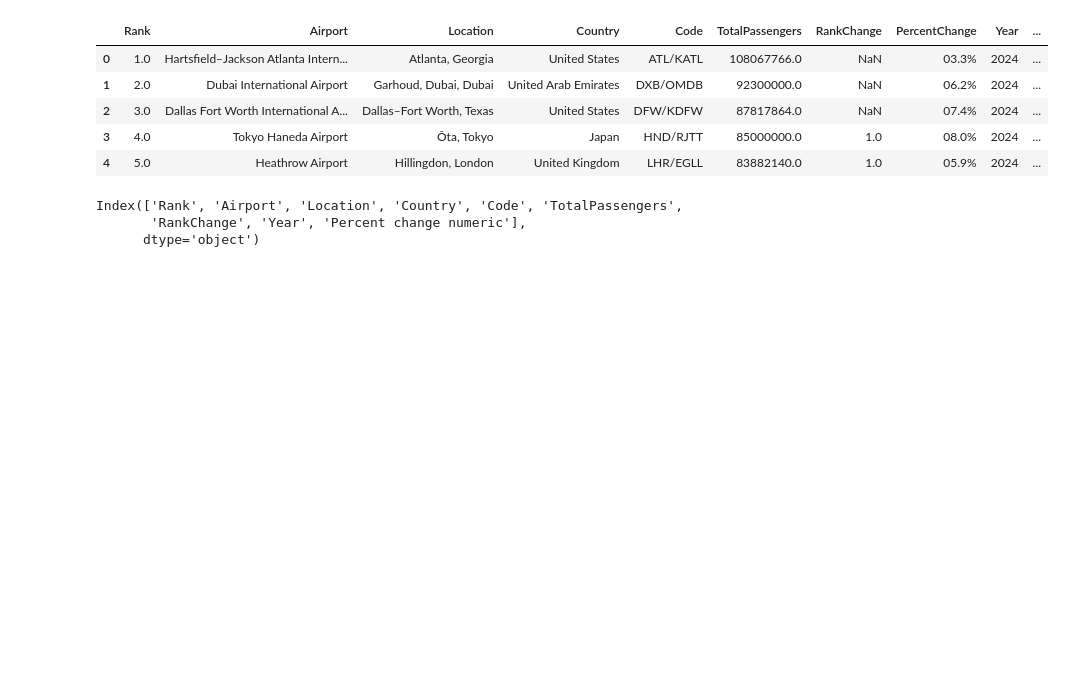
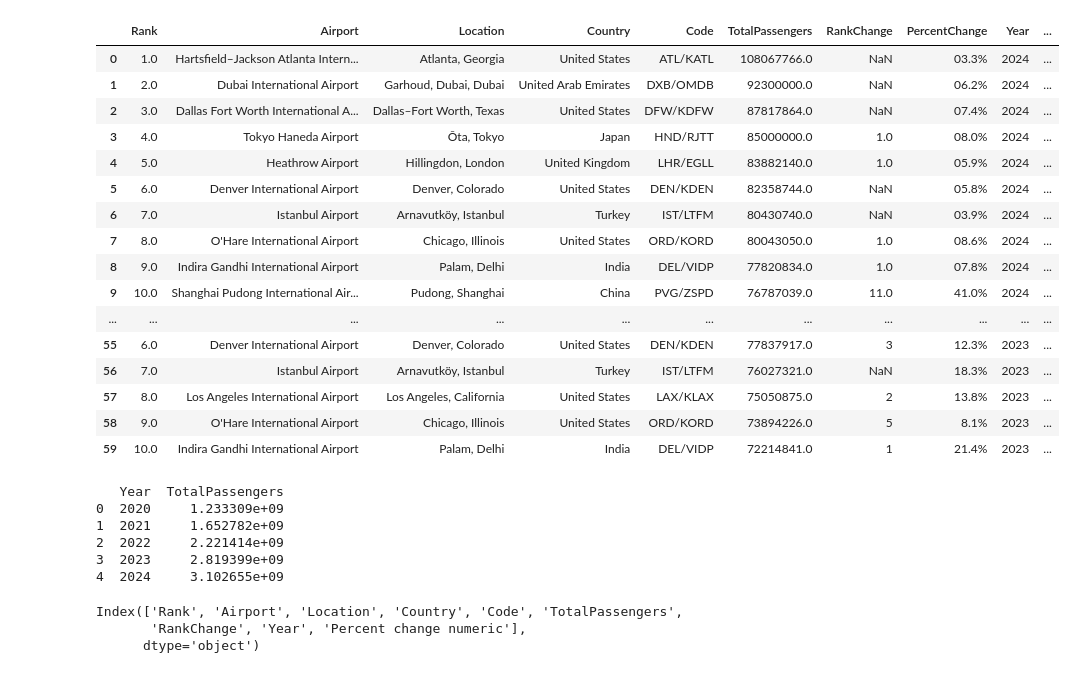
Before and after one commit to Sammi02/Data-Acquisition-Blog, a Jupyter notebook: Data_analysis.ipynb, the cells around one changed output. Cells and saved outputs as stored; diff of their text form; code cells hidden in the pictures; blank space fills up the shorter version.

Commit message:
data analysis

```diff
--- a/Data_analysis.ipynb
+++ b/Data_analysis.ipynb
@@ -63,38 +100,62 @@ memory usage: 14.2+ KB
 # %%
 
 # clean the columns if there are extra spaces or lines just incase
-airports.columns = [c.strip().replace("\n", " ") for c in airports.columns]
+data.columns = [c.strip().replace("\n", " ") for c in data.columns]
 
 # change column names
-airports.columns = [
+data.columns = [
     "Rank", "Airport", "Location", "Country", "Code",
     "TotalPassengers", "RankChange", "PercentChange", "Year"
 ]
 
+
 # make the passengers column numeric (it is string)
-airports["TotalPassengers"] = (
-    airports["TotalPassengers"]
+data["TotalPassengers"] = (
+    data["TotalPassengers"]
     .astype(str)
     .str.replace(",", "", regex=True) # remove commas
-    .str.extract("(\d+\.?\d*)")[0] # get only numbers
+    .str.extract(r"(\d+\.?\d*)")[0] # get only numbers
     .astype(float)
 )
 
 # convert % change to numeric
-airports["Percent change numeric"] = (
-    airports["PercentChange"]
+data["Percent change numeric"] = (
+    data["PercentChange"]
     .astype(str)
     .str.extract(r'([-+]?\d+\.?\d*)')     # extract numeric part
     [0]
     .astype(float)
 )
 
-airports.head()
+data.head(60)
 # %% [output]
 |  | Rank | Airport | Location | Country | Code | TotalPassengers | RankChange | PercentChange | Year | ... |
 | 0 | 1.0 | Hartsfield–Jackson Atlanta Intern... | Atlanta, Georgia | United States | ATL/KATL | 108067766.0 | NaN | 03.3% | 2024 | ... |
 | 1 | 2.0 | Dubai International Airport | Garhoud, Dubai, Dubai | United Arab Emirates | DXB/OMDB | 92300000.0 | NaN | 06.2% | 2024 | ... |
 | 2 | 3.0 | Dallas Fort Worth International A... | Dallas–Fort Worth, Texas | United States | DFW/KDFW | 87817864.0 | NaN | 07.4% | 2024 | ... |
 | 3 | 4.0 | Tokyo Haneda Airport | Ōta, Tokyo | Japan | HND/RJTT | 85000000.0 | 1.0 | 08.0% | 2024 | ... |
 | 4 | 5.0 | Heathrow Airport | Hillingdon, London | United Kingdom | LHR/EGLL | 83882140.0 | 1.0 | 05.9% | 2024 | ... |
+| 5 | 6.0 | Denver International Airport | Denver, Colorado | United States | DEN/KDEN | 82358744.0 | NaN | 05.8% | 2024 | ... |
+| 6 | 7.0 | Istanbul Airport | Arnavutköy, Istanbul | Turkey | IST/LTFM | 80430740.0 | NaN | 03.9% | 2024 | ... |
+| 7 | 8.0 | O'Hare International Airport | Chicago, Illinois | United States | ORD/KORD | 80043050.0 | 1.0 | 08.6% | 2024 | ... |
+| 8 | 9.0 | Indira Gandhi International Airport | Palam, Delhi | India | DEL/VIDP | 77820834.0 | 1.0 | 07.8% | 2024 | ... |
+| 9 | 10.0 | Shanghai Pudong International Air... | Pudong, Shanghai | China | PVG/ZSPD | 76787039.0 | 11.0 | 41.0% | 2024 | ... |
+| ... | ... | ... | ... | ... | ... | ... | ... | ... | ... | ... |
+| 55 | 6.0 | Denver International Airport | Denver, Colorado | United States | DEN/KDEN | 77837917.0 | 3 | 12.3% | 2023 | ... |
+| 56 | 7.0 | Istanbul Airport | Arnavutköy, Istanbul | Turkey | IST/LTFM | 76027321.0 | NaN | 18.3% | 2023 | ... |
+| 57 | 8.0 | Los Angeles International Airport | Los Angeles, California | United States | LAX/KLAX | 75050875.0 | 2 | 13.8% | 2023 | ... |
+| 58 | 9.0 | O'Hare International Airport | Chicago, Illinois | United States | ORD/KORD | 73894226.0 | 5 | 8.1% | 2023 | ... |
+| 59 | 10.0 | Indira Gandhi International Airport | Palam, Delhi | India | DEL/VIDP | 72214841.0 | 1 | 21.4% | 2023 | ... |
+# %%
+# quick check to make sure I got the 4 different tables for each year... (it wasn't working at first)
+total_by_year = data.groupby('Year')['TotalPassengers'].sum().reset_index()
+
+print(total_by_year)
+# %% [output]
+   Year  TotalPassengers
+0  2020     1.233309e+09
+1  2021     1.652782e+09
+2  2022     2.221414e+09
+3  2023     2.819399e+09
+4  2024     3.102655e+09
 # %%
```
Also changed, not shown: parts of 29 cells of this notebook, 2 other files.
